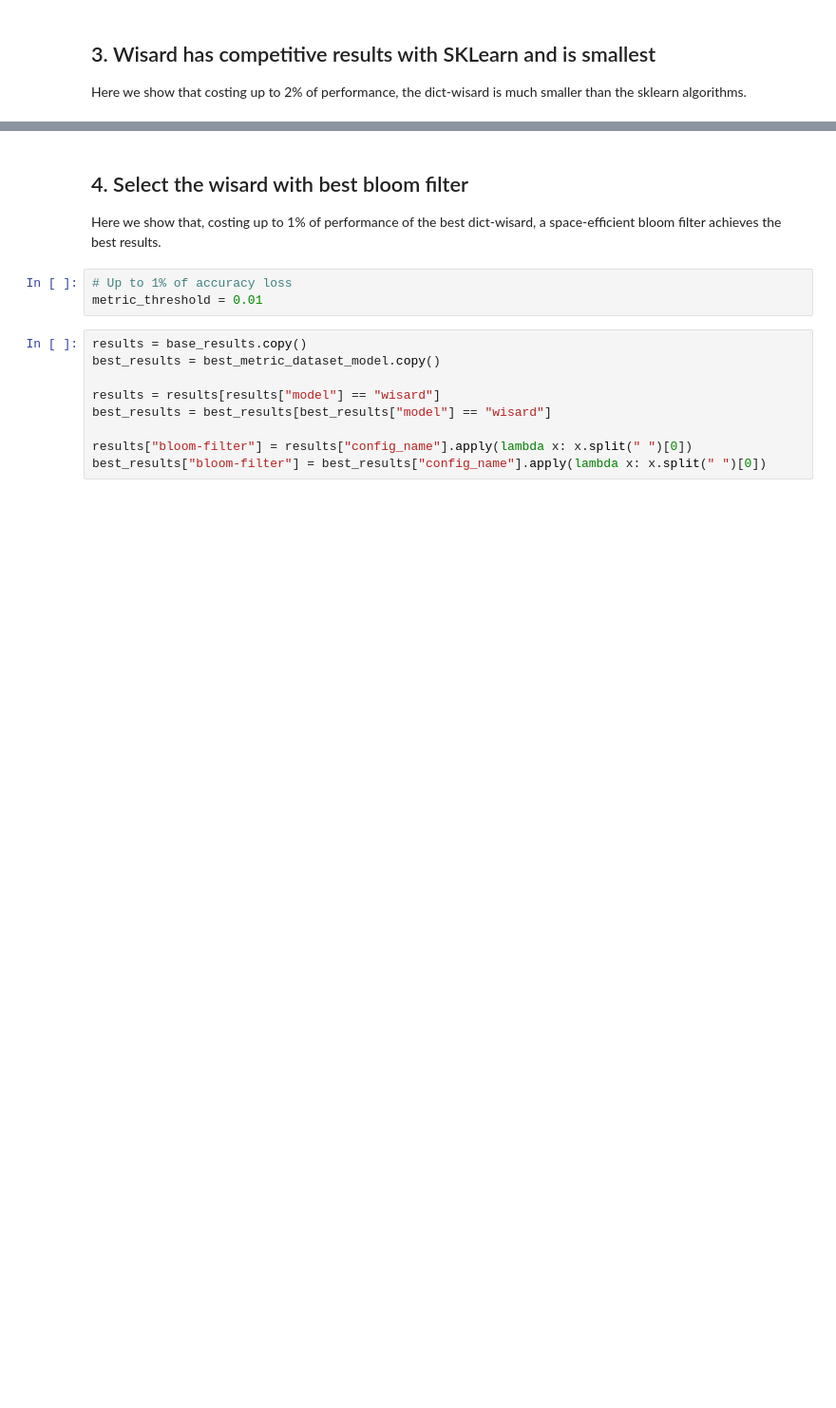
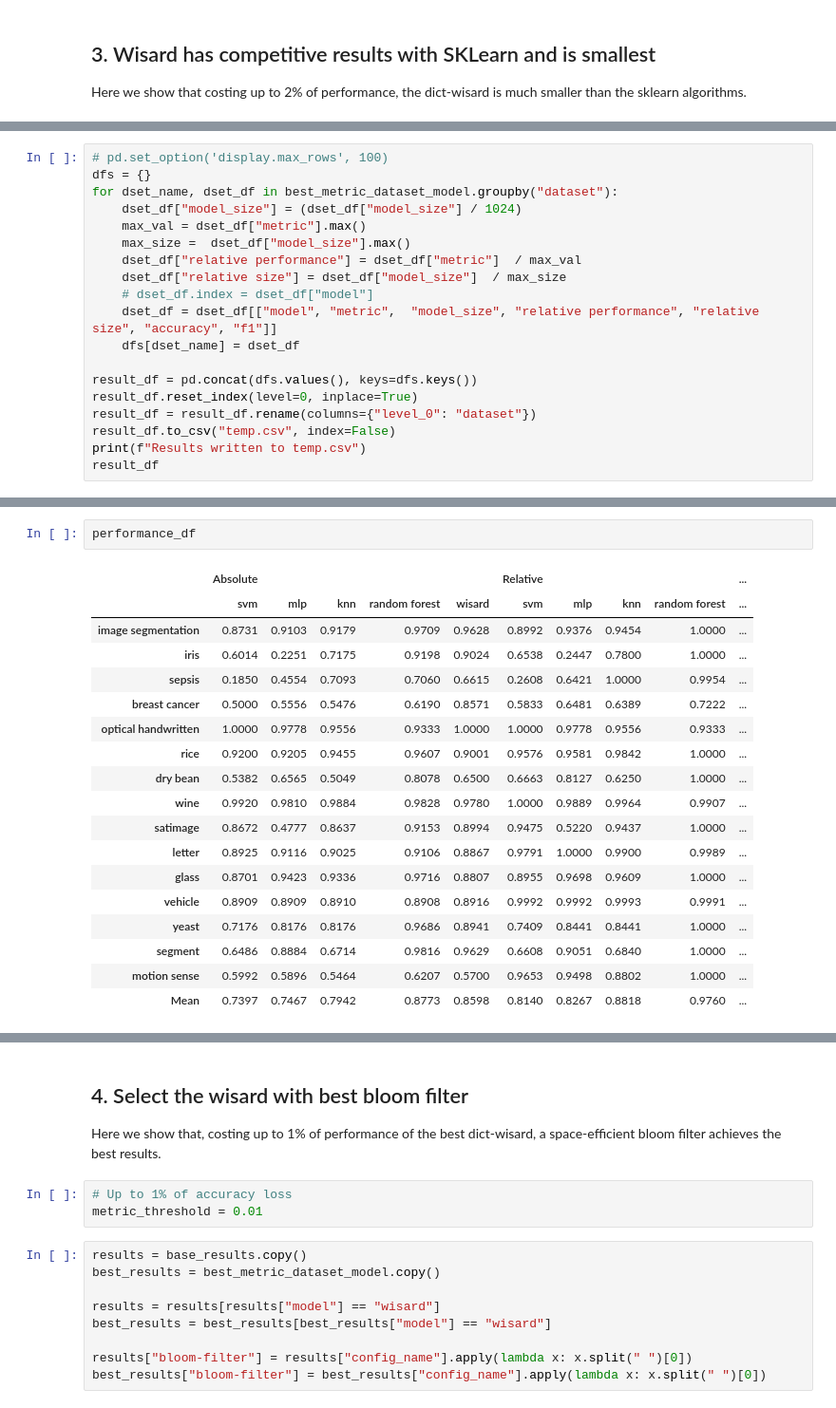
Before and after one commit to otavioon/wisardlib, a Jupyter notebook: experiments_2/analyse_results.ipynb, the cells around one changed output, grey strips where cells are left out. Shown at 95% size. Drawn from its saved outputs; the diff is of its cells as text; blank space fills up the shorter version.

```diff
--- a/experiments_2/analyse_results.ipynb
+++ b/experiments_2/analyse_results.ipynb
@@ -626,0 +630,19 @@ best_metric_dataset_model.head(n=8)
+# %%
+# pd.set_option('display.max_rows', 100)
+dfs = {}
+for dset_name, dset_df in best_metric_dataset_model.groupby("dataset"):
+    dset_df["model_size"] = (dset_df["model_size"] / 1024)
+    max_val = dset_df["metric"].max()
+    max_size =  dset_df["model_size"].max()
+    dset_df["relative performance"] = dset_df["metric"]  / max_val
+    dset_df["relative size"] = dset_df["model_size"]  / max_size
+    # dset_df.index = dset_df["model"]
+    dset_df = dset_df[["model", "metric",  "model_size", "relative performance", "relative size", "accuracy", "f1"]]
+    dfs[dset_name] = dset_df
+
+result_df = pd.concat(dfs.values(), keys=dfs.keys())
+result_df.reset_index(level=0, inplace=True)
+result_df = result_df.rename(columns={"level_0": "dataset"})
+result_df.to_csv("temp.csv", index=False)
+print(f"Results written to temp.csv")
+result_df
@@ -626,0 +779,21 @@ best_metric_dataset_model.head(n=8)
+# %%
+performance_df
+# %% [output]
+|  | Absolute |  |  |  |  | Relative |  |  |  | ... |
+|  | svm | mlp | knn | random forest | wisard | svm | mlp | knn | random forest | ... |
+| image segmentation | 0.8731 | 0.9103 | 0.9179 | 0.9709 | 0.9628 | 0.8992 | 0.9376 | 0.9454 | 1.0000 | ... |
+| iris | 0.6014 | 0.2251 | 0.7175 | 0.9198 | 0.9024 | 0.6538 | 0.2447 | 0.7800 | 1.0000 | ... |
+| sepsis | 0.1850 | 0.4554 | 0.7093 | 0.7060 | 0.6615 | 0.2608 | 0.6421 | 1.0000 | 0.9954 | ... |
+| breast cancer | 0.5000 | 0.5556 | 0.5476 | 0.6190 | 0.8571 | 0.5833 | 0.6481 | 0.6389 | 0.7222 | ... |
+| optical handwritten | 1.0000 | 0.9778 | 0.9556 | 0.9333 | 1.0000 | 1.0000 | 0.9778 | 0.9556 | 0.9333 | ... |
+| rice | 0.9200 | 0.9205 | 0.9455 | 0.9607 | 0.9001 | 0.9576 | 0.9581 | 0.9842 | 1.0000 | ... |
+| dry bean | 0.5382 | 0.6565 | 0.5049 | 0.8078 | 0.6500 | 0.6663 | 0.8127 | 0.6250 | 1.0000 | ... |
+| wine | 0.9920 | 0.9810 | 0.9884 | 0.9828 | 0.9780 | 1.0000 | 0.9889 | 0.9964 | 0.9907 | ... |
+| satimage | 0.8672 | 0.4777 | 0.8637 | 0.9153 | 0.8994 | 0.9475 | 0.5220 | 0.9437 | 1.0000 | ... |
+| letter | 0.8925 | 0.9116 | 0.9025 | 0.9106 | 0.8867 | 0.9791 | 1.0000 | 0.9900 | 0.9989 | ... |
+| glass | 0.8701 | 0.9423 | 0.9336 | 0.9716 | 0.8807 | 0.8955 | 0.9698 | 0.9609 | 1.0000 | ... |
+| vehicle | 0.8909 | 0.8909 | 0.8910 | 0.8908 | 0.8916 | 0.9992 | 0.9992 | 0.9993 | 0.9991 | ... |
+| yeast | 0.7176 | 0.8176 | 0.8176 | 0.9686 | 0.8941 | 0.7409 | 0.8441 | 0.8441 | 1.0000 | ... |
+| segment | 0.6486 | 0.8884 | 0.6714 | 0.9816 | 0.9629 | 0.6608 | 0.9051 | 0.6840 | 1.0000 | ... |
+| motion sense | 0.5992 | 0.5896 | 0.5464 | 0.6207 | 0.5700 | 0.9653 | 0.9498 | 0.8802 | 1.0000 | ... |
+| Mean | 0.7397 | 0.7467 | 0.7942 | 0.8773 | 0.8598 | 0.8140 | 0.8267 | 0.8818 | 0.9760 | ... |
```
Also changed, not shown: parts of 45 cells of this notebook, 14 other files.
